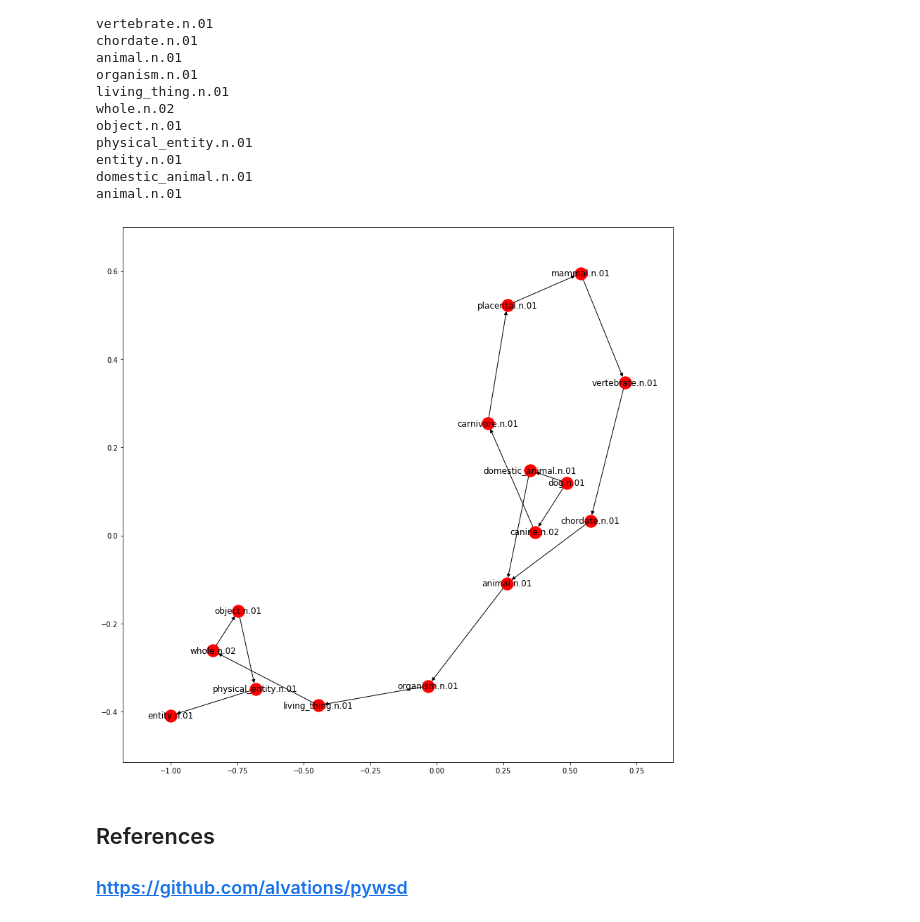
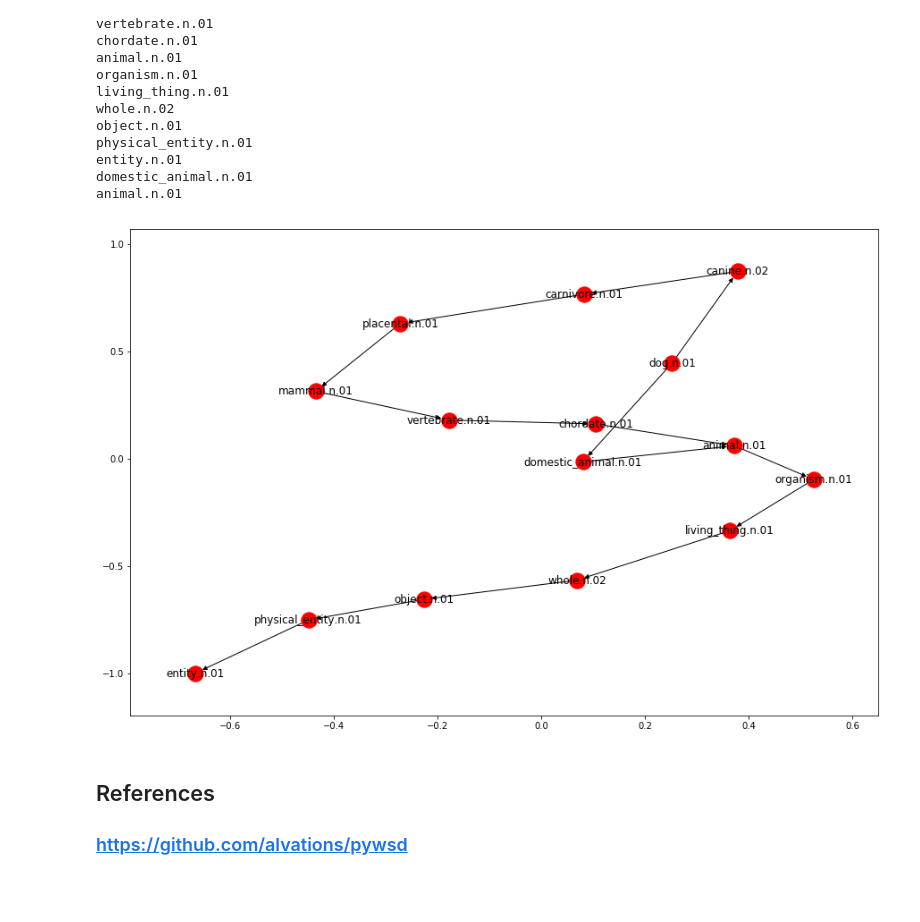
Before and after one commit to janjagusch/text-analytics-lecture, a Jupyter notebook: notebooks/week_10/week_10.ipynb, the cells around one changed output. Cells and saved outputs as stored; diff of their text form; code cells hidden in the pictures; blank space fills up the shorter version.

```diff
--- a/notebooks/week_10/week_10.ipynb
+++ b/notebooks/week_10/week_10.ipynb
@@ -330,12 +330,12 @@ domestic_animal.n.01
 animal.n.01
 # %%
 # larger figure size
-plt.figure(3,figsize=(14,14))
+plt.figure(3,figsize=(15,10))
 #nx.draw_circular(graph, with_labels=True)
 nx.draw_networkx(graph, with_labels=True)
 plt.show()
 # %% [output]
-[figure, old version]
+[figure, new version]
 # %% [markdown]
 ## References
 
```
Also changed, not shown: parts of 1 cell of this notebook, 2 other files.
